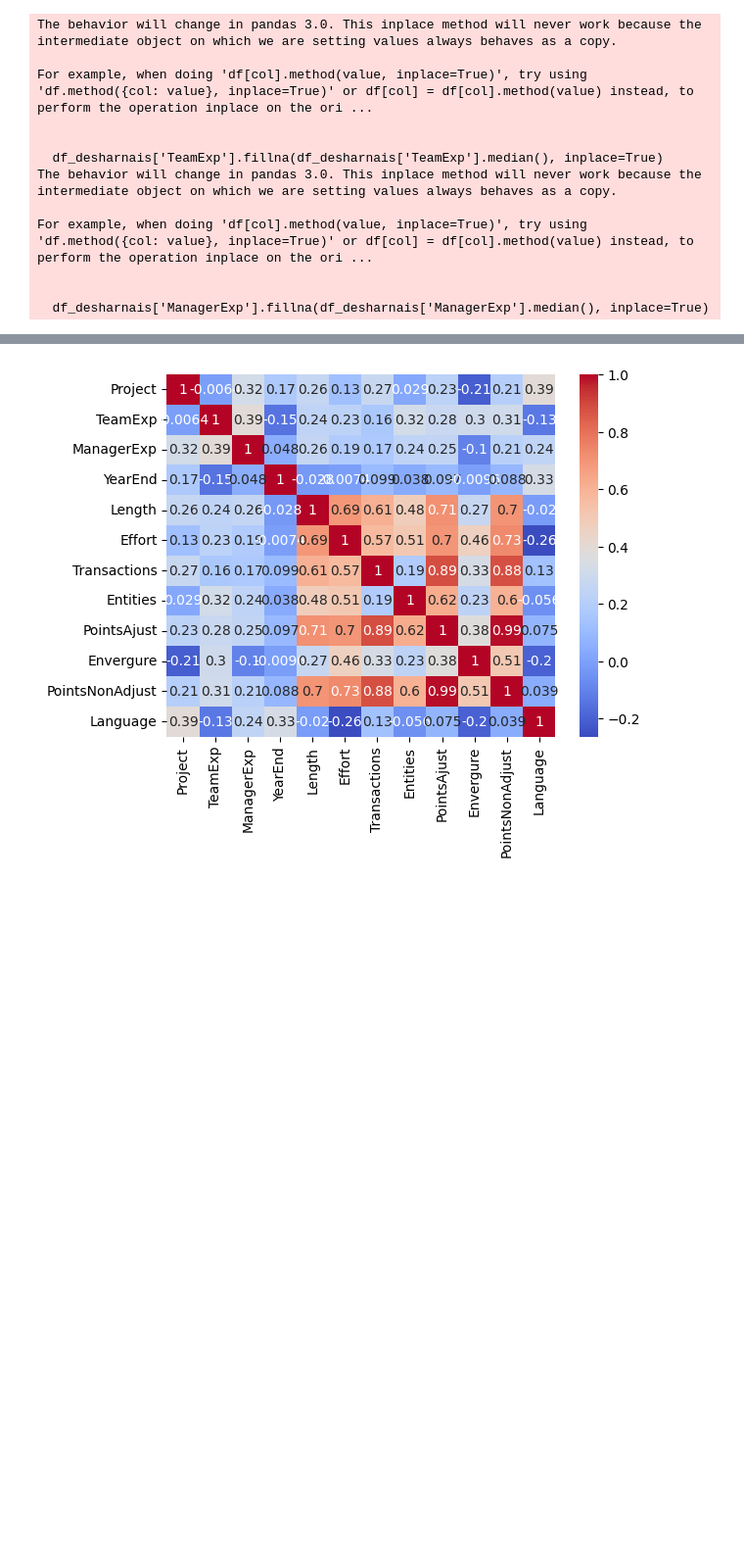
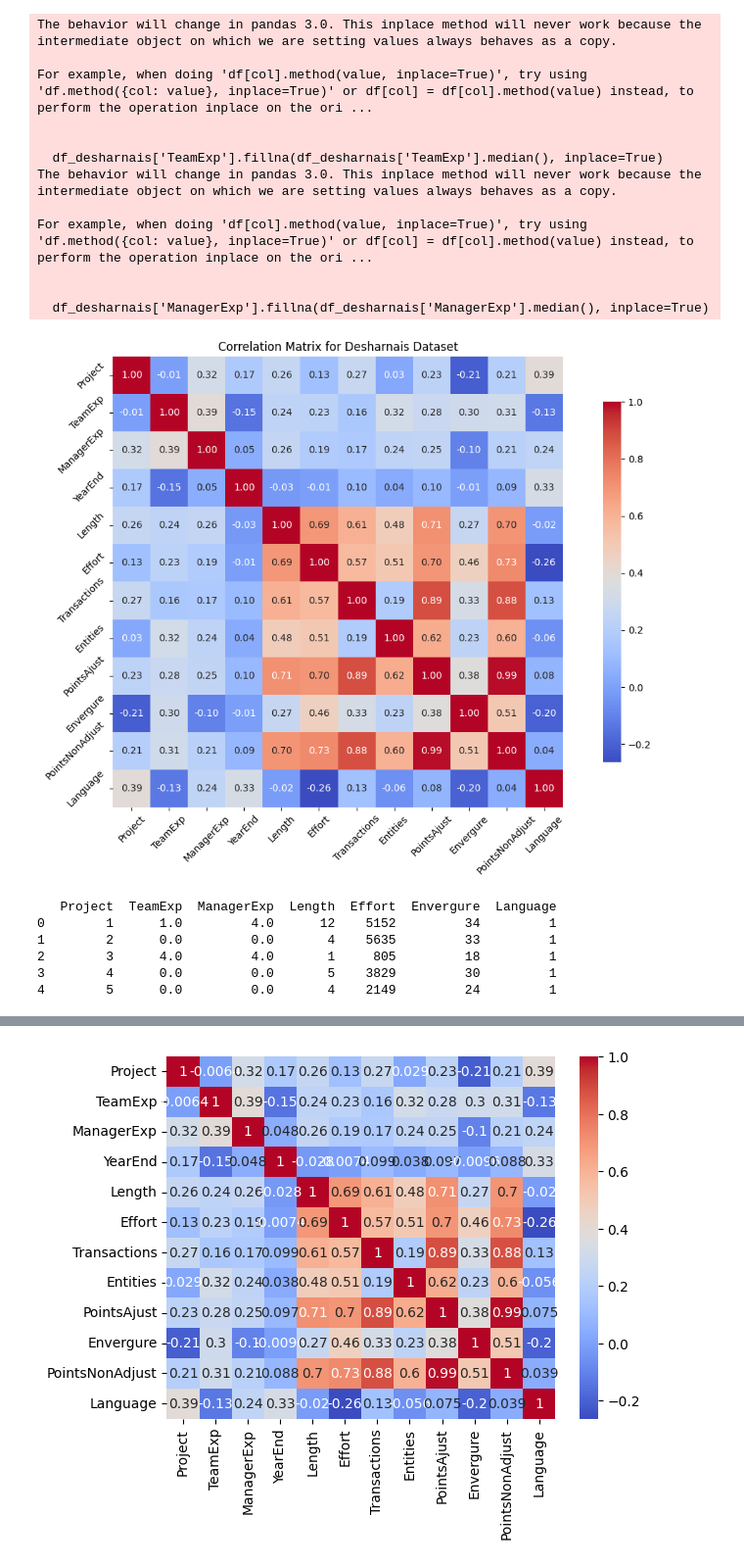
Before and after one commit to Vaishali054/Estimation-Model-for-Software-Development, a Jupyter notebook: Desharnais analysis.ipynb, the cells around one changed output, grey strips where cells are left out. Shown at 98% size. Cells and saved outputs as stored; diff of their text form; code cells hidden in the pictures; blank space fills up the shorter version.

```diff
--- a/Desharnais analysis.ipynb
+++ b/Desharnais analysis.ipynb
@@ -38,3 +38,50 @@ For example, when doing 'df[col].method(value, inplace=True)', try using 'df.met
 
 
   df_desharnais['ManagerExp'].fillna(df_desharnais['ManagerExp'].median(), inplace=True)
+# %%
+import seaborn as sns
+correlation_matrix = df_desharnais.corr()
+
+# Step 2: Set up the matplotlib figure
+plt.figure(figsize=(12, 8))
+
+# Step 3: Draw the heatmap
+sns.heatmap(correlation_matrix, annot=True, fmt='.2f', cmap='coolwarm', square=True, cbar_kws={"shrink": .8})
+
+# Add title and labels
+plt.title('Correlation Matrix for Desharnais Dataset')
+plt.xticks(rotation=45)
+plt.yticks(rotation=45)
+
+# Show the plot
+plt.tight_layout()  # Adjusts the plot to fit into the figure area.
+plt.show()
+# %% [output]
+[figure, added]
+# %%
+max_corr_features = ['Length', 'Transactions', 'Entities','PointsNonAdjust','PointsAjust']
+
+
+# Define the attributes to keep
+attributes_to_keep = [
+    'Project',         # numeric
+    'TeamExp',         # numeric (measured in years)
+    'ManagerExp',      # numeric (measured in years)
+    'Length',          # numeric
+    'Effort',          # ActualEffort is measured in person-hours
+    'Envergure',       # numeric
+    'Language'        # categorical {1,2,3}
+]
+
+# Create a new DataFrame with only the specified attributes
+filtered_df_desharnais = df_desharnais[attributes_to_keep]
+
+# Display the new DataFrame
+print(filtered_df_desharnais.head())
+# %% [output]
+   Project  TeamExp  ManagerExp  Length  Effort  Envergure  Language
+0        1      1.0         4.0      12    5152         34         1
+1        2      0.0         0.0       4    5635         33         1
+2        3      4.0         4.0       1     805         18         1
+3        4      0.0         0.0       5    3829         30         1
+4        5      0.0         0.0       4    2149         24         1
```
Also changed, not shown: parts of 31 cells of this notebook, 3 other files.
